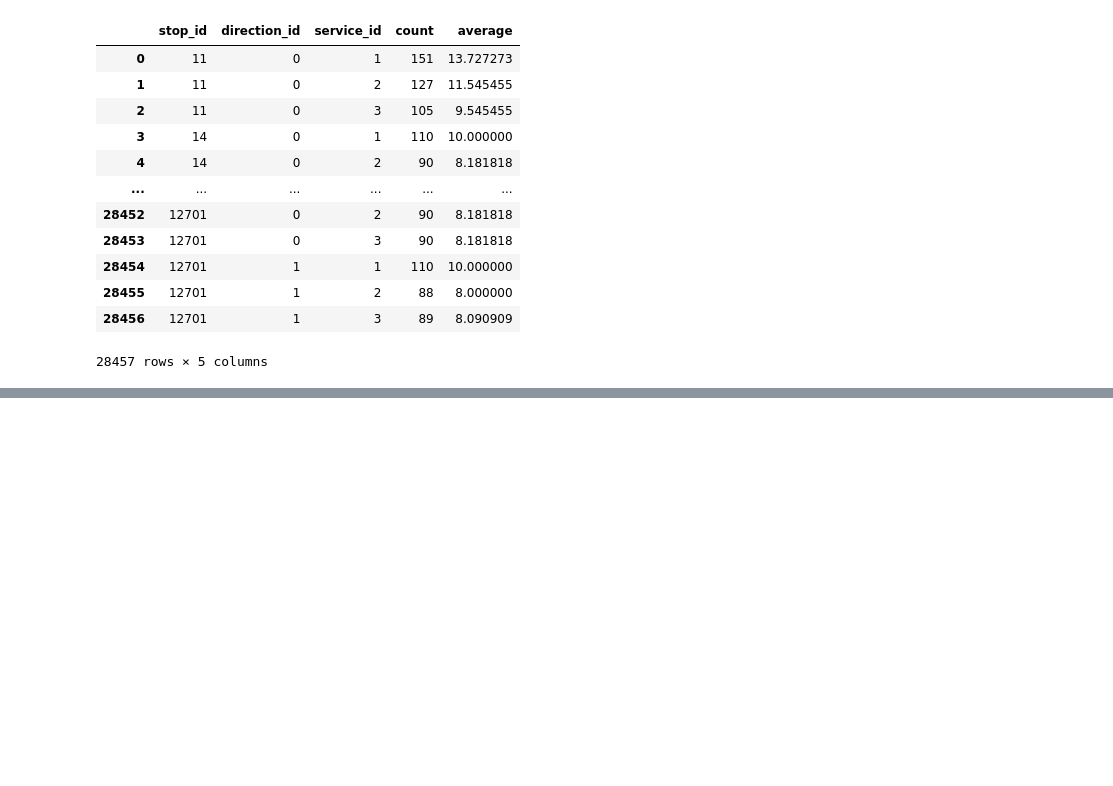
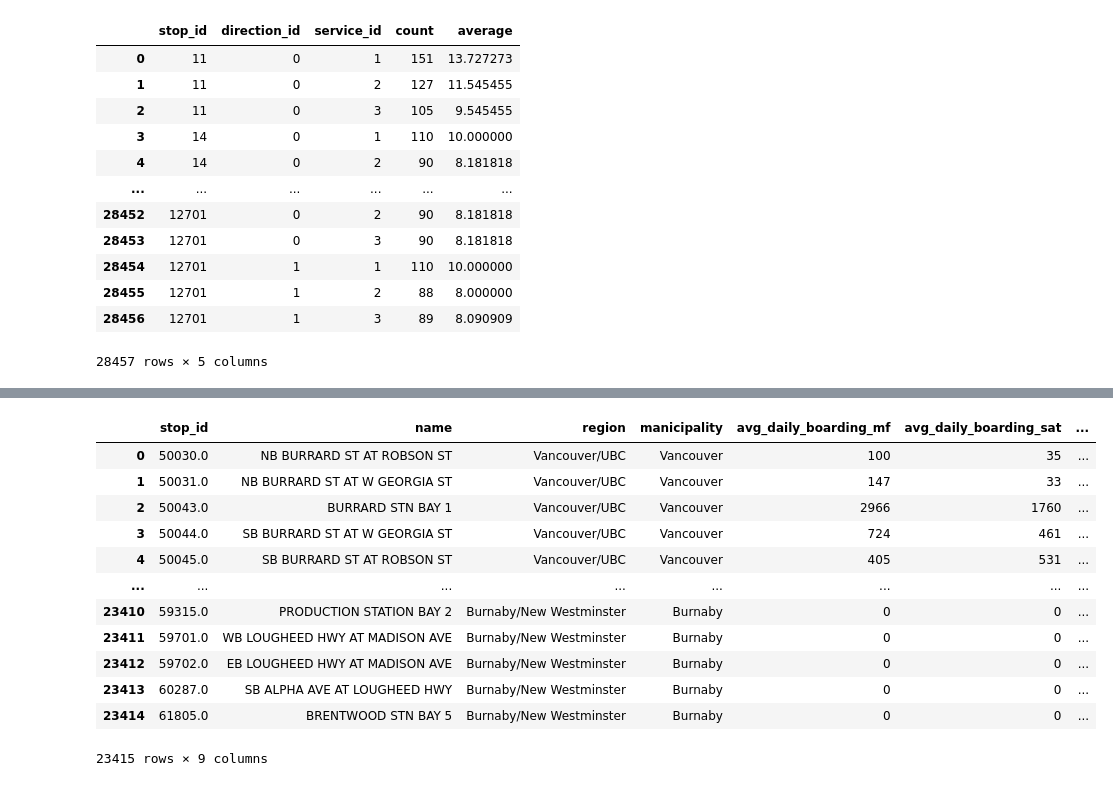
Before and after one commit to Tianyu-Wu/Multimedia_Carto, a Jupyter notebook: data/frequency/vancouver/Untitled.ipynb, the cells around one changed output, grey strips where cells are left out. Saved outputs shown, nothing was run; the diff lists cells and outputs as text; code cells hidden in the pictures; blank space fills up the shorter version.

```diff
--- a/data/frequency/vancouver/Untitled.ipynb
+++ b/data/frequency/vancouver/Untitled.ipynb
@@ -139,0 +171,26 @@ ValueError: Shape of passed values is (28457, 2), indices imply (2, 2)
+# %%
+vancouver_stops = pd.read_csv('Bus_Stops_vancouver.csv')
+# %%
+stops_files = ['Bus_Stops_south_fraser.csv','Bus_Stops_richmond.csv','Bus_Stops_north_shore.csv','Bus_Stops_ne_sector.csv','Bus_Stops_burnaby.csv']
+# %%
+for f in stops_files:
+    stops = pd.read_csv(f)
+    vancouver_stops = pd.concat([vancouver_stops, stops], ignore_index=True)
+
+vancouver_boarding = vancouver_stops[["Stop_Number","Stop_Name","Sub_Region","Municipality","Avg_Daily_Boardings__Monday_Friday","Avg_Daily_Boardings__Saturday","Avg_Daily_Boardings__Sunday_Holiday","Stop_Longitude","Stop_Latitude"]]
+vancouver_boarding.columns = ['stop_id','name','region','manicipality','avg_daily_boarding_mf','avg_daily_boarding_sat','avg_daily_boarding_sun','longitude','latitude']
+vancouver_boarding
+# %% [output]
+|  | stop_id | name | region | manicipality | avg_daily_boarding_mf | avg_daily_boarding_sat | ... |
+| 0 | 50030.0 | NB BURRARD ST AT ROBSON ST | Vancouver/UBC | Vancouver | 100 | 35 | ... |
+| 1 | 50031.0 | NB BURRARD ST AT W GEORGIA ST | Vancouver/UBC | Vancouver | 147 | 33 | ... |
+| 2 | 50043.0 | BURRARD STN BAY 1 | Vancouver/UBC | Vancouver | 2966 | 1760 | ... |
+| 3 | 50044.0 | SB BURRARD ST AT W GEORGIA ST | Vancouver/UBC | Vancouver | 724 | 461 | ... |
+| 4 | 50045.0 | SB BURRARD ST AT ROBSON ST | Vancouver/UBC | Vancouver | 405 | 531 | ... |
+| ... | ... | ... | ... | ... | ... | ... | ... |
+| 23410 | 59315.0 | PRODUCTION STATION BAY 2 | Burnaby/New Westminster | Burnaby | 0 | 0 | ... |
+| 23411 | 59701.0 | WB LOUGHEED HWY AT MADISON AVE | Burnaby/New Westminster | Burnaby | 0 | 0 | ... |
+| 23412 | 59702.0 | EB LOUGHEED HWY AT MADISON AVE | Burnaby/New Westminster | Burnaby | 0 | 0 | ... |
+| 23413 | 60287.0 | SB ALPHA AVE AT LOUGHEED HWY | Burnaby/New Westminster | Burnaby | 0 | 0 | ... |
+| 23414 | 61805.0 | BRENTWOOD STN BAY 5 | Burnaby/New Westminster | Burnaby | 0 | 0 | ... |
+23415 rows × 9 columns
```
Also changed, not shown: parts of 8 cells of this notebook, 11 other files.
